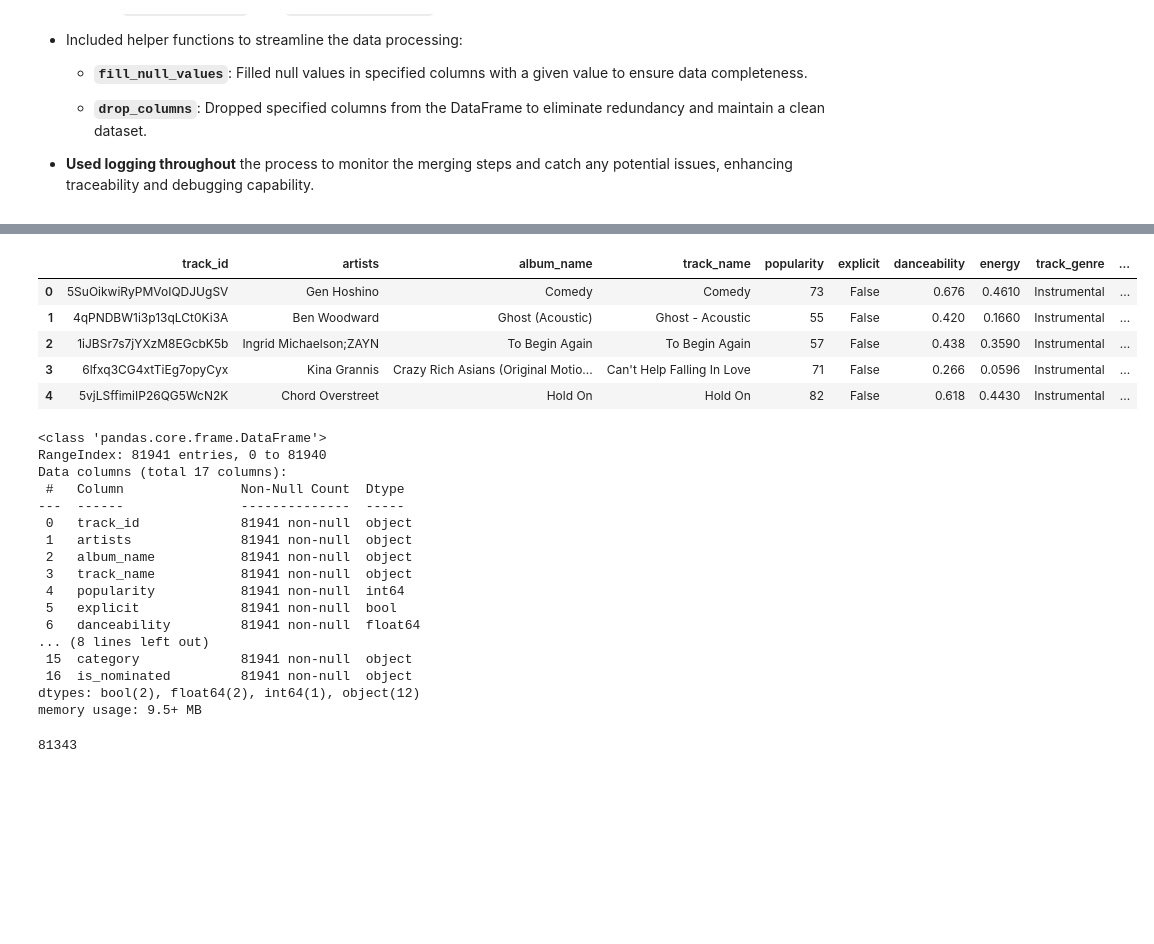
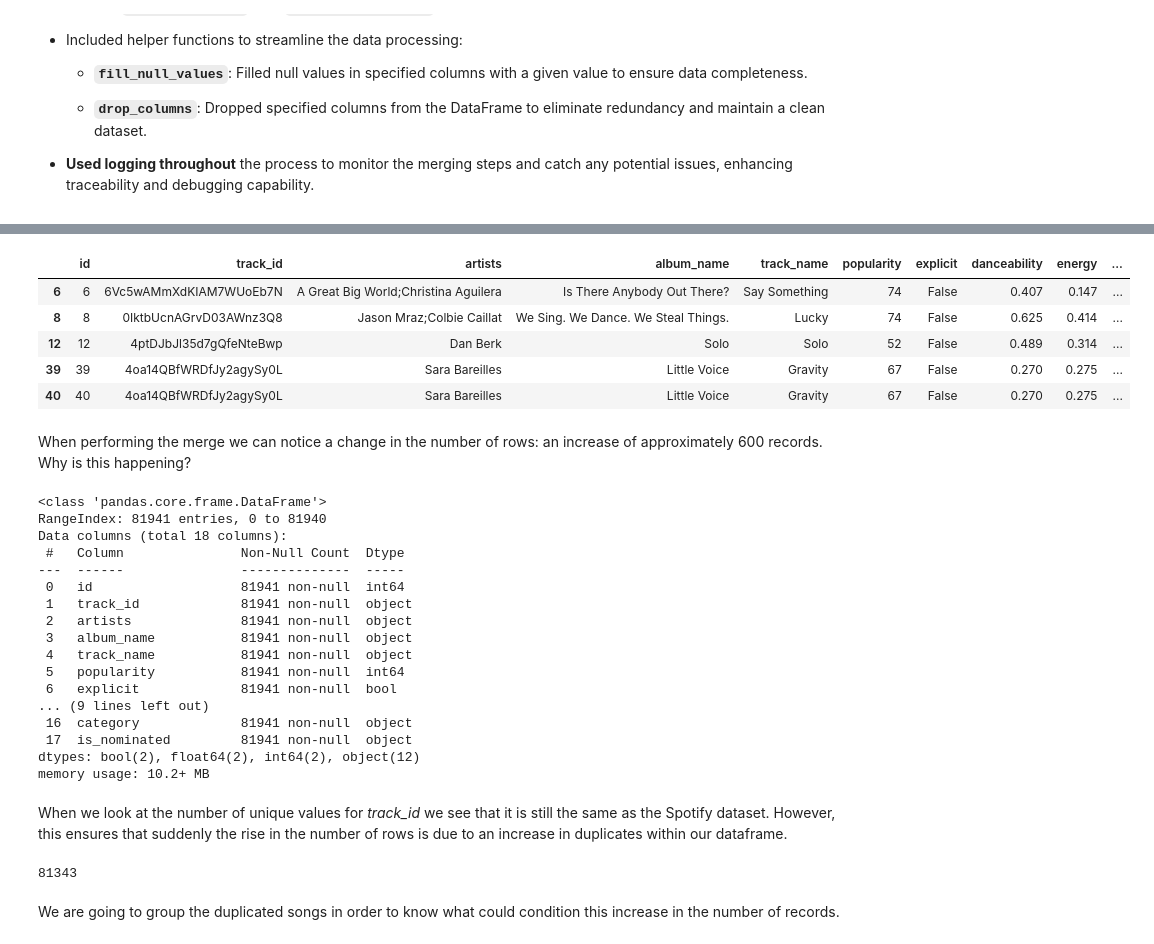
Before and after one commit to mitgar14/etl-workshop-2, a Jupyter notebook: notebooks/03-data_pipeline.ipynb, the cells around one changed output, grey strips where cells are left out. Cells and saved outputs as stored; diff of their text form; code cells hidden in the pictures; blank space fills up the shorter version.

Commit message:
Finalized loading process in data_pipeline notebook

```diff
--- a/notebooks/03-data_pipeline.ipynb
+++ b/notebooks/03-data_pipeline.ipynb
@@ -206,5 +210,5 @@ grammys_df.head()
 
 - **Used logging throughout** the process to monitor the merging steps and catch any potential issues, enhancing traceability and debugging capability.
 # %%
-merged_df = merge_datasets(spotify_df, grammys_df)
+merged_df = merging_datasets(spotify_df, grammys_df)
 # %% [output]
@@ -215,33 +219,39 @@ merged_df = merge_datasets(spotify_df, grammys_df)
 # %%
-merged_df.head()
+merged_df.query("is_nominated == True").head()
 # %% [output]
-|  | track_id | artists | album_name | track_name | popularity | explicit | danceability | energy | track_genre | ... |
-| 0 | 5SuOikwiRyPMVoIQDJUgSV | Gen Hoshino | Comedy | Comedy | 73 | False | 0.676 | 0.4610 | Instrumental | ... |
-| 1 | 4qPNDBW1i3p13qLCt0Ki3A | Ben Woodward | Ghost (Acoustic) | Ghost - Acoustic | 55 | False | 0.420 | 0.1660 | Instrumental | ... |
-| 2 | 1iJBSr7s7jYXzM8EGcbK5b | Ingrid Michaelson;ZAYN | To Begin Again | To Begin Again | 57 | False | 0.438 | 0.3590 | Instrumental | ... |
-| 3 | 6lfxq3CG4xtTiEg7opyCyx | Kina Grannis | Crazy Rich Asians (Original Motio... | Can't Help Falling In Love | 71 | False | 0.266 | 0.0596 | Instrumental | ... |
-| 4 | 5vjLSffimiIP26QG5WcN2K | Chord Overstreet | Hold On | Hold On | 82 | False | 0.618 | 0.4430 | Instrumental | ... |
+|  | id | track_id | artists | album_name | track_name | popularity | explicit | danceability | energy | ... |
+| 6 | 6 | 6Vc5wAMmXdKIAM7WUoEb7N | A Great Big World;Christina Aguilera | Is There Anybody Out There? | Say Something | 74 | False | 0.407 | 0.147 | ... |
+| 8 | 8 | 0IktbUcnAGrvD03AWnz3Q8 | Jason Mraz;Colbie Caillat | We Sing. We Dance. We Steal Things. | Lucky | 74 | False | 0.625 | 0.414 | ... |
+| 12 | 12 | 4ptDJbJl35d7gQfeNteBwp | Dan Berk | Solo | Solo | 52 | False | 0.489 | 0.314 | ... |
+| 39 | 39 | 4oa14QBfWRDfJy2agySy0L | Sara Bareilles | Little Voice | Gravity | 67 | False | 0.270 | 0.275 | ... |
+| 40 | 40 | 4oa14QBfWRDfJy2agySy0L | Sara Bareilles | Little Voice | Gravity | 67 | False | 0.270 | 0.275 | ... |
+# %% [markdown]
+When performing the merge we can notice a change in the number of rows: an increase of approximately 600 records. Why is this happening?
 # %%
 merged_df.info()
 # %% [output]
 <class 'pandas.core.frame.DataFrame'>
 RangeIndex: 81941 entries, 0 to 81940
-Data columns (total 17 columns):
+Data columns (total 18 columns):
  #   Column               Non-Null Count  Dtype
 ---  ------               --------------  -----
- 0   track_id             81941 non-null  object
- 1   artists              81941 non-null  object
- 2   album_name           81941 non-null  object
- 3   track_name           81941 non-null  object
- 4   popularity           81941 non-null  int64
- 5   explicit             81941 non-null  bool
- 6   danceability         81941 non-null  float64
-... (8 lines left out)
- 15  category             81941 non-null  object
- 16  is_nominated         81941 non-null  object
-dtypes: bool(2), float64(2), int64(1), object(12)
-memory usage: 9.5+ MB
+ 0   id                   81941 non-null  int64
+ 1   track_id             81941 non-null  object
+ 2   artists              81941 non-null  object
+ 3   album_name           81941 non-null  object
+ 4   track_name           81941 non-null  object
+ 5   popularity           81941 non-null  int64
+ 6   explicit             81941 non-null  bool
+... (9 lines left out)
+ 16  category             81941 non-null  object
+ 17  is_nominated         81941 non-null  object
+dtypes: bool(2), float64(2), int64(2), object(12)
+memory usage: 10.2+ MB
+# %% [markdown]
+When we look at the number of unique values for *track_id* we see that it is still the same as the Spotify dataset. However, this ensures that suddenly the rise in the number of rows is due to an increase in duplicates within our dataframe.
 # %%
 merged_df["track_id"].nunique()
 # %% [output]
 81343
+# %% [markdown]
+We are going to group the duplicated songs in order to know what could condition this increase in the number of records.
```
Also changed, not shown: parts of 14 cells of this notebook, 5 other files.
